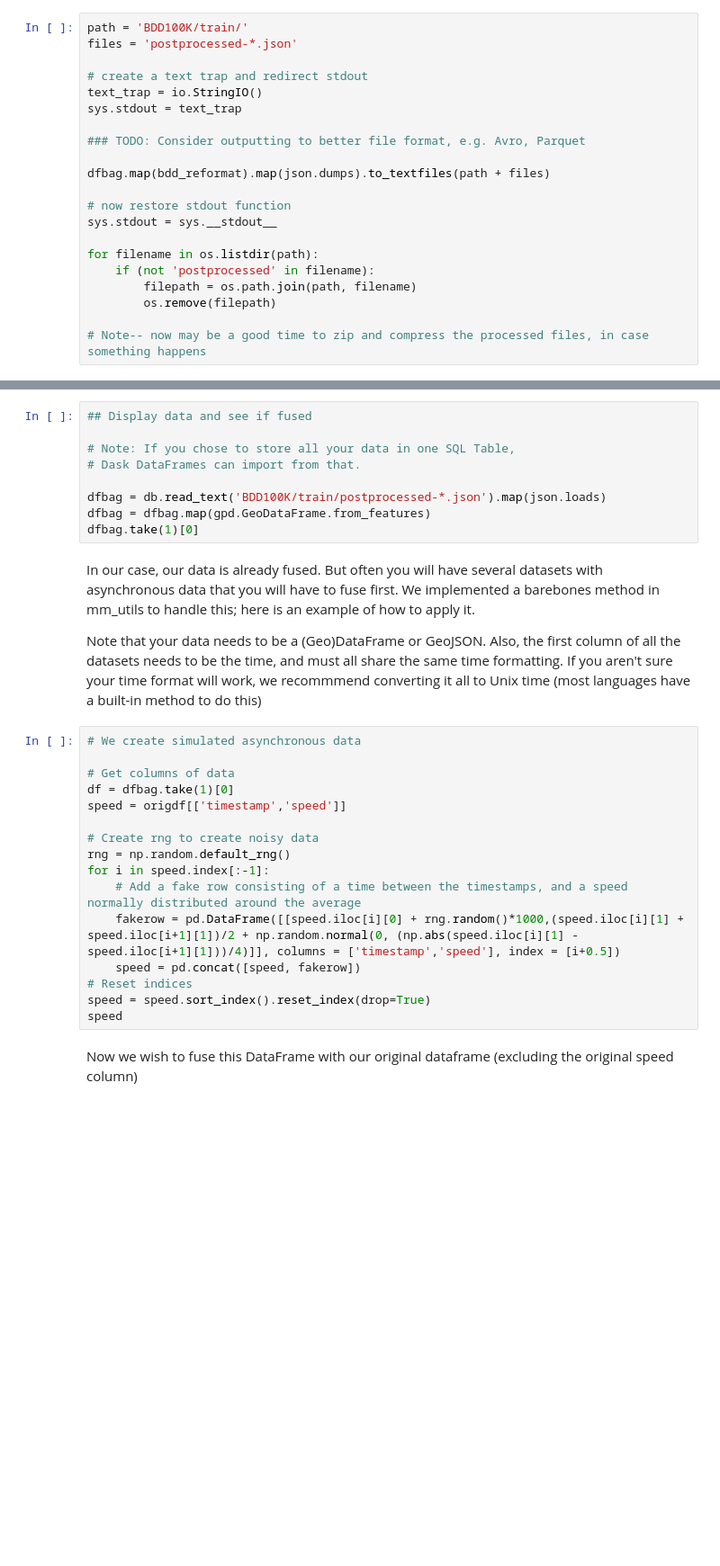
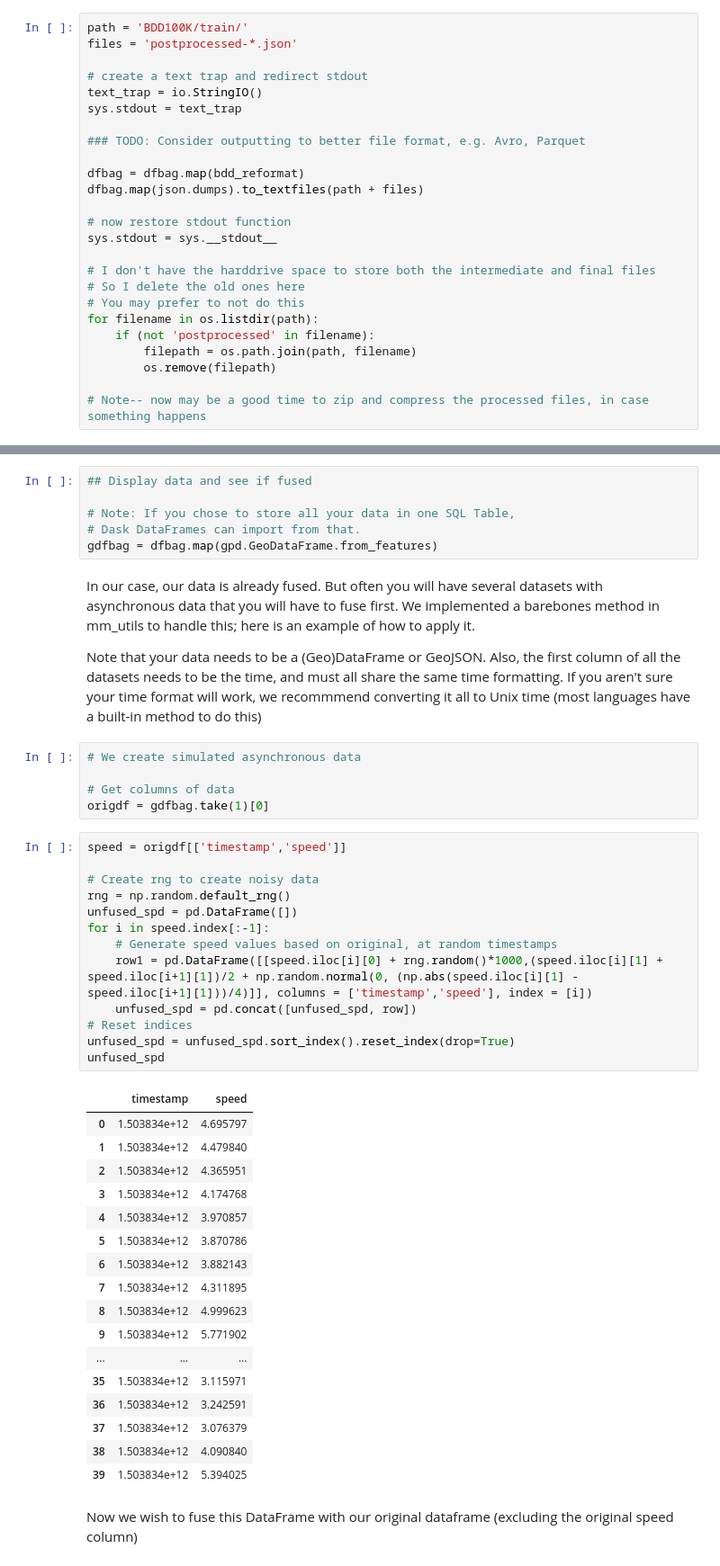
Before and after one commit to gjgress/G-RIPS-2022-Mitsubishi-A, a Jupyter notebook: Code/02a Data Pre-Processing.ipynb, the cells around one changed output, grey strips where cells are left out. Shown at 90% size. Drawn from its saved outputs; the diff is of its cells as text; blank space fills up the shorter version.

```diff
--- a/Code/02a Data Pre-Processing.ipynb
+++ b/Code/02a Data Pre-Processing.ipynb
@@ -125,11 +109,15 @@ sys.stdout = text_trap
 
 ### TODO: Consider outputting to better file format, e.g. Avro, Parquet
 
-dfbag.map(bdd_reformat).map(json.dumps).to_textfiles(path + files)
+dfbag = dfbag.map(bdd_reformat)
+dfbag.map(json.dumps).to_textfiles(path + files)
 
 # now restore stdout function
 sys.stdout = sys.__stdout__
 
+# I don't have the harddrive space to store both the intermediate and final files
+# So I delete the old ones here
+# You may prefer to not do this
 for filename in os.listdir(path):
     if (not 'postprocessed' in filename):
         filepath = os.path.join(path, filename)
@@ -189,30 +183,47 @@ All done, right? Not quite. For example: is your data fused?
 
 # Note: If you chose to store all your data in one SQL Table,
 # Dask DataFrames can import from that.
-
-dfbag = db.read_text('BDD100K/train/postprocessed-*.json').map(json.loads)
-dfbag = dfbag.map(gpd.GeoDataFrame.from_features)
-dfbag.take(1)[0]
+gdfbag = dfbag.map(gpd.GeoDataFrame.from_features)
 # %% [markdown]
 In our case, our data is already fused. But often you will have several datasets with asynchronous data that you will have to fuse first. We implemented a barebones method in mm_utils to handle this; here is an example of how to apply it.
 
 Note that your data needs to be a (Geo)DataFrame or GeoJSON. Also, the first column of all the datasets needs to be the time, and must all share the same time formatting. If you aren't sure your time format will work, we recommmend converting it all to Unix time (most languages have a built-in method to do this)
-# %%
-# We create simulated asynchronous data
-
-# Get columns of data
-df = dfbag.take(1)[0]
-speed = origdf[['timestamp','speed']]
-
-# Create rng to create noisy data
-rng = np.random.default_rng()
-for i in speed.index[:-1]:
-    # Add a fake row consisting of a time between the timestamps, and a speed normally distributed around the average
-    fakerow = pd.DataFrame([[speed.iloc[i][0] + rng.random()*1000,(speed.iloc[i][1] + speed.iloc[i+1][1])/2 + np.random.normal(0, (np.abs(speed.iloc[i][1] - speed.iloc[i+1][1]))/4)]], columns = ['timestamp','speed'], index = [i+0.5])
-    speed = pd.concat([speed, fakerow])
-# Reset indices
-speed = speed.sort_index().reset_index(drop=True)
-speed
+# %%
+# We create simulated asynchronous data
+
+# Get columns of data
+origdf = gdfbag.take(1)[0]
+# %%
+speed = origdf[['timestamp','speed']]
+
+# Create rng to create noisy data
+rng = np.random.default_rng()
+unfused_spd = pd.DataFrame([])
+for i in speed.index[:-1]:
+    # Generate speed values based on original, at random timestamps
+    row1 = pd.DataFrame([[speed.iloc[i][0] + rng.random()*1000,(speed.iloc[i][1] + speed.iloc[i+1][1])/2 + np.random.normal(0, (np.abs(speed.iloc[i][1] - speed.iloc[i+1][1]))/4)]], columns = ['timestamp','speed'], index = [i])
+    unfused_spd = pd.concat([unfused_spd, row])
+# Reset indices
+unfused_spd = unfused_spd.sort_index().reset_index(drop=True)
+unfused_spd
+# %% [output]
+|  | timestamp | speed |
+| 0 | 1.503834e+12 | 4.695797 |
+| 1 | 1.503834e+12 | 4.479840 |
+| 2 | 1.503834e+12 | 4.365951 |
+| 3 | 1.503834e+12 | 4.174768 |
+| 4 | 1.503834e+12 | 3.970857 |
+| 5 | 1.503834e+12 | 3.870786 |
+| 6 | 1.503834e+12 | 3.882143 |
+| 7 | 1.503834e+12 | 4.311895 |
+| 8 | 1.503834e+12 | 4.999623 |
+| 9 | 1.503834e+12 | 5.771902 |
+| ... | ... | ... |
+| 35 | 1.503834e+12 | 3.115971 |
+| 36 | 1.503834e+12 | 3.242591 |
+| 37 | 1.503834e+12 | 3.076379 |
+| 38 | 1.503834e+12 | 4.090840 |
+| 39 | 1.503834e+12 | 5.394025 |
 # %% [markdown]
 Now we wish to fuse this DataFrame with our original dataframe (excluding the original speed column)
 # %%
```
Also changed, not shown: parts of 18 cells of this notebook, 8 other files.
